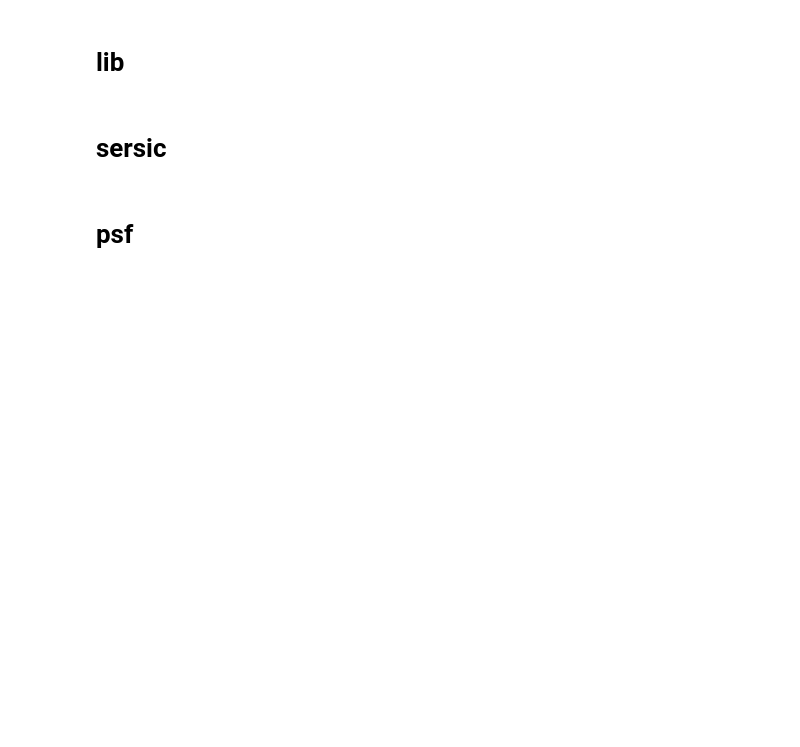
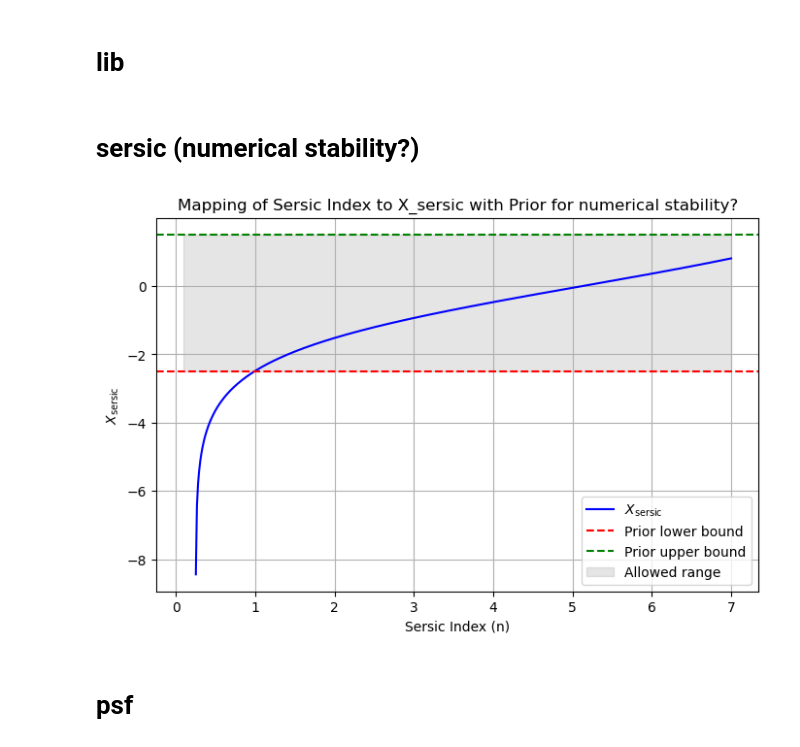
Before and after one commit to martinetnicolas/PISCO, a Jupyter notebook: pix2shear/sextractor/ResultsPlots.ipynb, the cells around one changed output. Drawn from its saved outputs; the diff is of its cells as text; code cells hidden in the pictures; blank space fills up the shorter version.

```diff
--- a/pix2shear/sextractor/ResultsPlots.ipynb
+++ b/pix2shear/sextractor/ResultsPlots.ipynb
@@ -3,3 +1,10 @@ VERSION = "1.0.3_sextractor"
+# %%
+VERSION = "1.0.1_sextractor"
+
+# "1.0.1": "ellips gaussian + pixels_out",
+# "1.0.2": "ellips uniform + pixels_out",
+# "1.0.3": "ellips gaussian",
+# hypercube + 40_000 + shear round 2 + 10 gal/patch + shear |0.06|
 # %% [markdown]
 # lib
 # %%
@@ -21,11 +26,13 @@ RESULTS_DIR = VERSION_DIR / "RESULTS"
 PLOTS_DIR = VERSION_DIR / "PLOTS"
 PLOTS_DIR.mkdir(parents=True, exist_ok=True)
 # %% [markdown]
-# sersic
+# sersic (numerical stability?)
 # %%
-X_min, X_max = -1.8, 1.5
+X_min, X_max = -2.5, 1.5
 plot_sersic(X_min, X_max, PLOTS_DIR)
 del X_min, X_max
+# %% [output]
+[figure, added]
 # %% [markdown]
 # psf
 # %%
```
Also changed, not shown: parts of 8 cells of this notebook, 4 other files.
